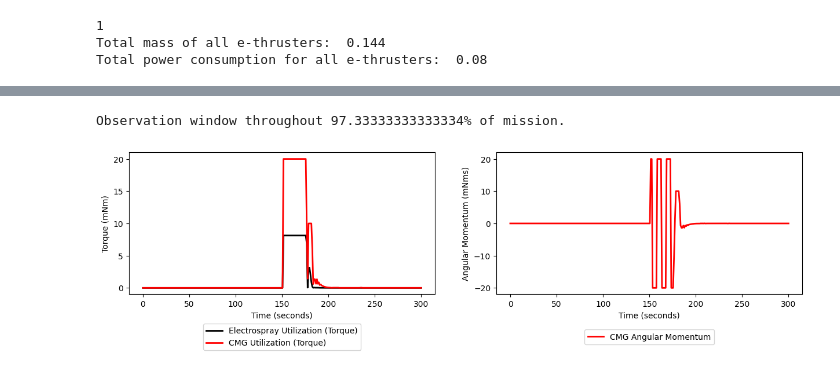
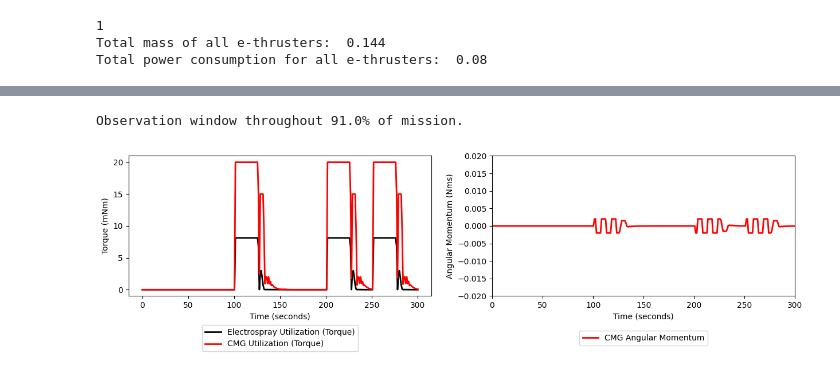
Before and after one commit to Menamonmon/on-axis-momentum, a Jupyter notebook: momentum.ipynb, the cells around one changed output, grey strips where cells are left out. Drawn from its saved outputs; the diff is of its cells as text; code cells hidden in the pictures.

```diff
--- a/momentum.ipynb
+++ b/momentum.ipynb
@@ -75,7 +75,7 @@ print("Total power consumption for all e-thrusters: ", power_consumption_per_uni
 Total mass of all e-thrusters:  0.144
 Total power consumption for all e-thrusters:  0.08
 # %%
-def allocation(a, I, esp_thrust_max, cmg_tau_max, cmg_l_max, boom_length, tolerance, e_arcmin, cmg_unload_rate, timestep, cmg_l, cmg_utilization_coefficient):
+def allocation(a, I, esp_thrust_max, cmg_tau_max, cmg_l_max, boom_length, tolerance, e_arcmin, cmg_unload_rate, timestep, cmg_l, cmg_utilization_coefficient, cmg_min_tolerance_coefficient):
     # a input in rad/s^2
     # cmg_unload_rate defines the percent of fastest momentum dump rate that will be tolerated as a percentage of max unload rate
     # set percent CMG and ESP utilization to 0
@@ -109,7 +109,7 @@ def allocation(a, I, esp_thrust_max, cmg_tau_max, cmg_l_max, boom_length, tolera
     # if error is less than 0.1 arcmin (25% of budget), begin unloading momentum by counter-torquing ESPs and CMGs
     elif (e_arcmin >= 0.1 and e_arcmin <= 0.1) and tau <= esp_tau_max:
         usage['esp'] = tau / esp_tau_max
-        if cmg_l > 0: # might want to fix to ensure that momentum storage does not become negative
+        if cmg_l > cmg_min_tolerance_coefficient * cmg_l_max: # might want to fix to ensure that momentum storage does not become negative
             unload_tau = (esp_tau_max - usage['esp'] * esp_tau_max) * cmg_unload_rate
             usage['esp'] = (tau + unload_tau) / esp_tau_max
             usage['cmg'] = unload_tau / cmg_tau_max
@@ -271,38 +271,41 @@ cmg_tau = np.zeros(n)
 cmg_l = np.zeros(n)
 tolerance = 1
 cmg_unload_rate = 0.5
-cmg_utilization_coefficient = 0.5
+cmg_utilization_coefficient = 0.75
+cmg_min_tolerance_coefficient = 0.1
 
 for i in range(1,n):
-    esp_tau[i] = esp_tau_max * allocation(alpha[i], Iz, esp_tau_max, cmg_tau_max, cmg_l_max, boom_length, tolerance, error[i], cmg_unload_rate, tstep, cmg_l[i], cmg_utilization_coefficient)['esp'] * (10e3)
-    cmg_tau[i] = cmg_tau_max * allocation(alpha[i], Iz, esp_tau_max, cmg_tau_max, cmg_l_max, boom_length, tolerance, error[i], cmg_unload_rate, tstep, cmg_l[i], cmg_utilization_coefficient)['cmg'] * (10e3)
-    cmg_l[i] = allocation(alpha[i], Iz, esp_tau_max, cmg_tau_max, cmg_l_max, boom_length, tolerance, error[i], cmg_unload_rate, tstep, cmg_l[i], cmg_utilization_coefficient)['l'] * (10e3)
+    esp_tau[i] = esp_tau_max * allocation(alpha[i], Iz, esp_tau_max, cmg_tau_max, cmg_l_max, boom_length, tolerance, error[i], cmg_unload_rate, tstep, cmg_l[i], cmg_utilization_coefficient, cmg_min_tolerance_coefficient)['esp'] * (10e3)
+    cmg_tau[i] = cmg_tau_max * allocation(alpha[i], Iz, esp_tau_max, cmg_tau_max, cmg_l_max, boom_length, tolerance, error[i], cmg_unload_rate, tstep, cmg_l[i], cmg_utilization_coefficient, cmg_min_tolerance_coefficient)['cmg'] * (10e3)
+    cmg_l[i] = allocation(alpha[i], Iz, esp_tau_max, cmg_tau_max, cmg_l_max, boom_length, tolerance, error[i], cmg_unload_rate, tstep, cmg_l[i], cmg_utilization_coefficient, cmg_min_tolerance_coefficient)['l']
 
 acceptable_error_count = 0
 
 for i in range(0,n):
     if error[i] < 0.4:
         acceptable_error_count += 1
 
 error_percentage = (acceptable_error_count / n) * 100
 
 print(f"Observation window throughout {error_percentage}% of mission.")
 
 
 
 plt.figure(1,figsize=(15,7))
 plt.subplot(2,2,1)
 plt.plot(t,esp_tau,'k-',linewidth=2,label='Electrospray Utilization (Torque)')
 plt.plot(t,cmg_tau,'r-',linewidth=2,label='CMG Utilization (Torque)')
 plt.xlabel("Time (seconds)")
 plt.ylabel("Torque (mNm)")
 plt.legend(bbox_to_anchor=(0.5, -0.3), loc='center', borderaxespad=0)
 plt.subplot(2,2,2)
 plt.plot(t,cmg_l,'r-',linewidth=2,label='CMG Angular Momentum')
-plt.ylabel("Angular Momentum (mNms)")
+plt.ylabel("Angular Momentum (Nms)")
 plt.xlabel("Time (seconds)")
+plt.ylim([-0.02,0.02])
+plt.xlim([0,n])
 plt.legend(bbox_to_anchor=(0.5, -0.3), loc='center', borderaxespad=0)
 plt.show()
 # %% [output]
-Observation window throughout 97.33333333333334% of mission.
+Observation window throughout 91.0% of mission.
-[figure, old version]
+[figure, new version]
```
Also changed, not shown: parts of 1 cell of this notebook.
